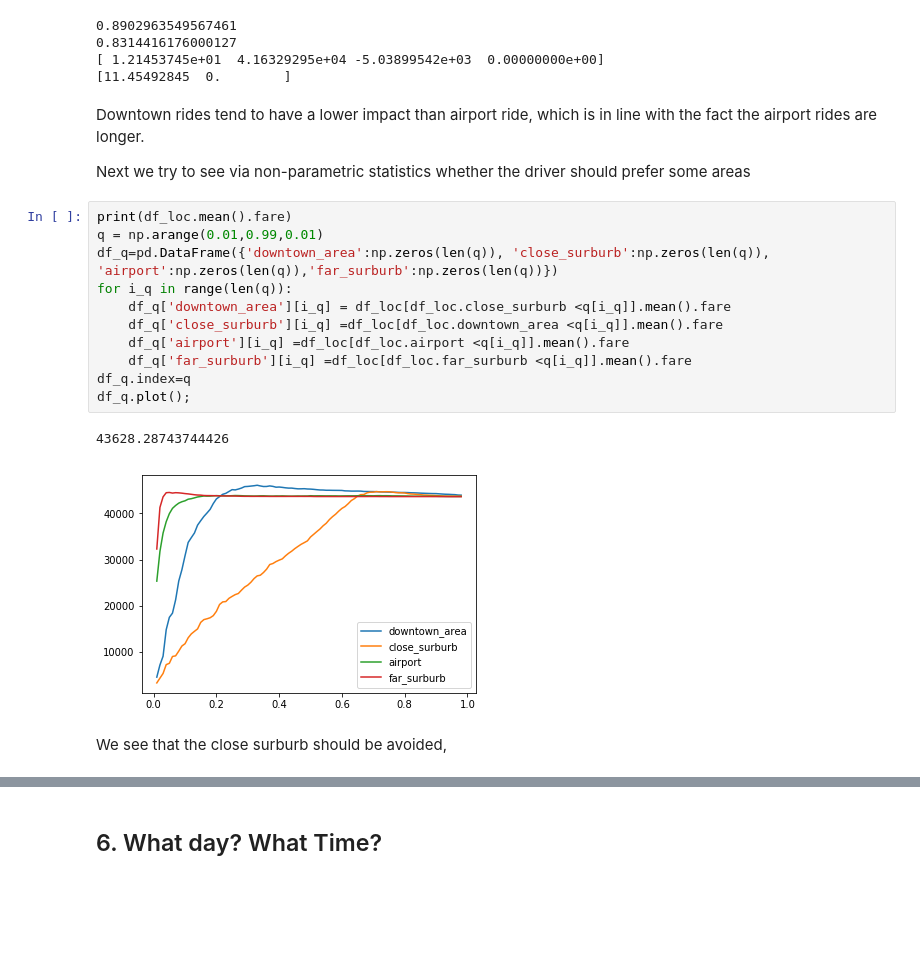
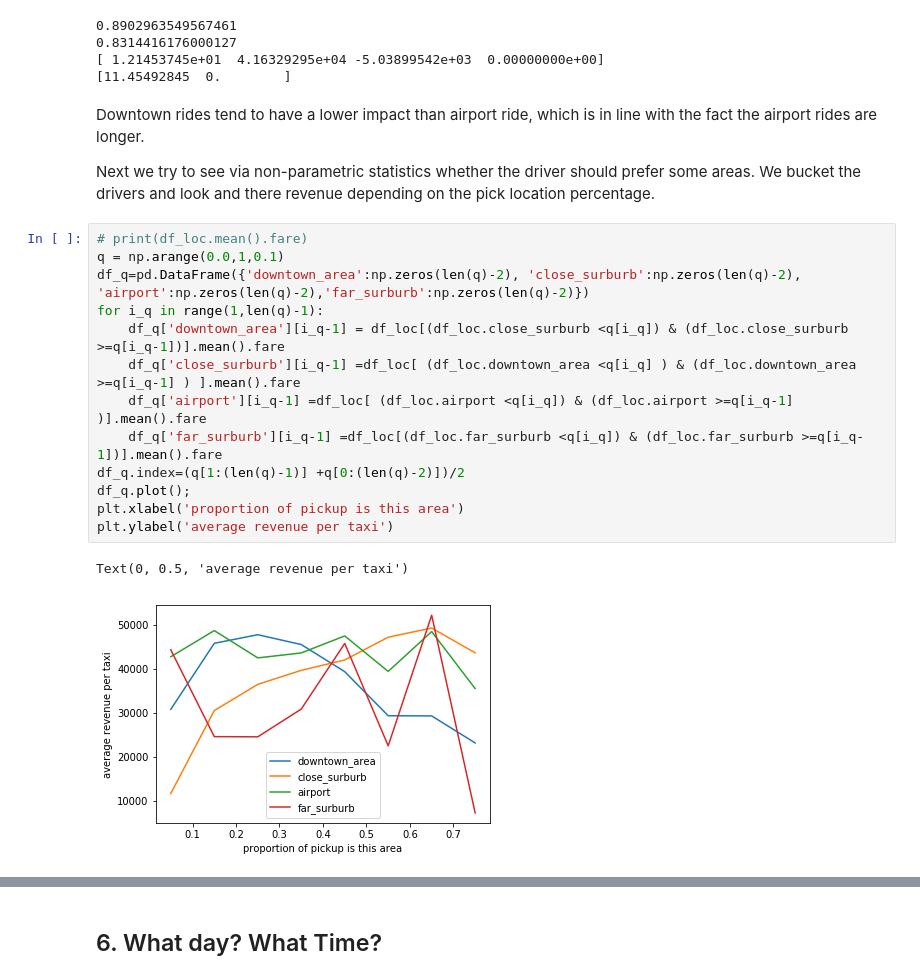
Before and after one commit to adfr/Chicago_Taxi, a Jupyter notebook: Chicago_taxi.ipynb, the cells around one changed output, grey strips where cells are left out. Saved outputs shown, nothing was run; the diff lists cells and outputs as text; blank space fills up the shorter version.

```diff
--- a/Chicago_taxi.ipynb
+++ b/Chicago_taxi.ipynb
@@ -457,20 +445,20 @@ print(lm_model_counter.coef_)
 # %% [markdown]
 Downtown rides tend to have a lower impact than airport ride, which is in line with the fact the airport rides are longer.
 
-Next we try to see via non-parametric statistics whether the driver should prefer some areas
+Next we try to see via non-parametric statistics whether the driver should prefer some areas. We bucket the drivers and look and there revenue depending on the pick location percentage.
 # %%
-print(df_loc.mean().fare)
-q = np.arange(0.01,0.99,0.01)
-df_q=pd.DataFrame({'downtown_area':np.zeros(len(q)), 'close_surburb':np.zeros(len(q)), 'airport':np.zeros(len(q)),'far_surburb':np.zeros(len(q))})
-for i_q in range(len(q)):
-    df_q['downtown_area'][i_q] = df_loc[df_loc.close_surburb <q[i_q]].mean().fare
-    df_q['close_surburb'][i_q] =df_loc[df_loc.downtown_area <q[i_q]].mean().fare
-    df_q['airport'][i_q] =df_loc[df_loc.airport <q[i_q]].mean().fare
-    df_q['far_surburb'][i_q] =df_loc[df_loc.far_surburb <q[i_q]].mean().fare
-df_q.index=q
+# print(df_loc.mean().fare)
+q = np.arange(0.0,1,0.1)
+df_q=pd.DataFrame({'downtown_area':np.zeros(len(q)-2), 'close_surburb':np.zeros(len(q)-2), 'airport':np.zeros(len(q)-2),'far_surburb':np.zeros(len(q)-2)})
+for i_q in range(1,len(q)-1):
+    df_q['downtown_area'][i_q-1] = df_loc[(df_loc.close_surburb <q[i_q]) & (df_loc.close_surburb >=q[i_q-1])].mean().fare
+    df_q['close_surburb'][i_q-1] =df_loc[ (df_loc.downtown_area <q[i_q] ) & (df_loc.downtown_area >=q[i_q-1] ) ].mean().fare
+    df_q['airport'][i_q-1] =df_loc[ (df_loc.airport <q[i_q]) & (df_loc.airport >=q[i_q-1] )].mean().fare
+    df_q['far_surburb'][i_q-1] =df_loc[(df_loc.far_surburb <q[i_q]) & (df_loc.far_surburb >=q[i_q-1])].mean().fare
+df_q.index=(q[1:(len(q)-1)] +q[0:(len(q)-2)])/2
 df_q.plot();
+plt.xlabel('proportion of pickup is this area')
+plt.ylabel('average revenue per taxi')
 # %% [output]
-43628.28743744426
+Text(0, 0.5, 'average revenue per taxi')
-[figure, old version]
+[figure, new version]
-# %% [markdown]
-We see that the close surburb should be avoided,
```
Also changed, not shown: parts of 6 cells of this notebook, 1 other file.
